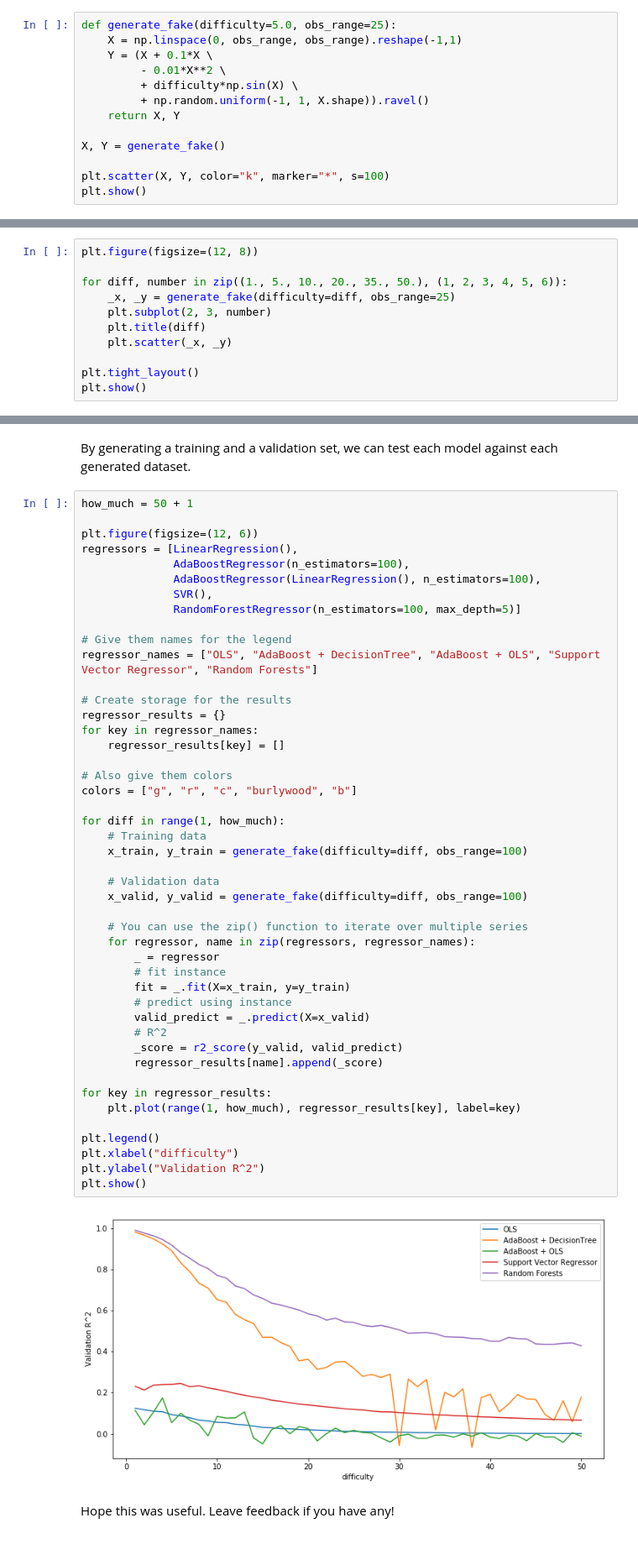
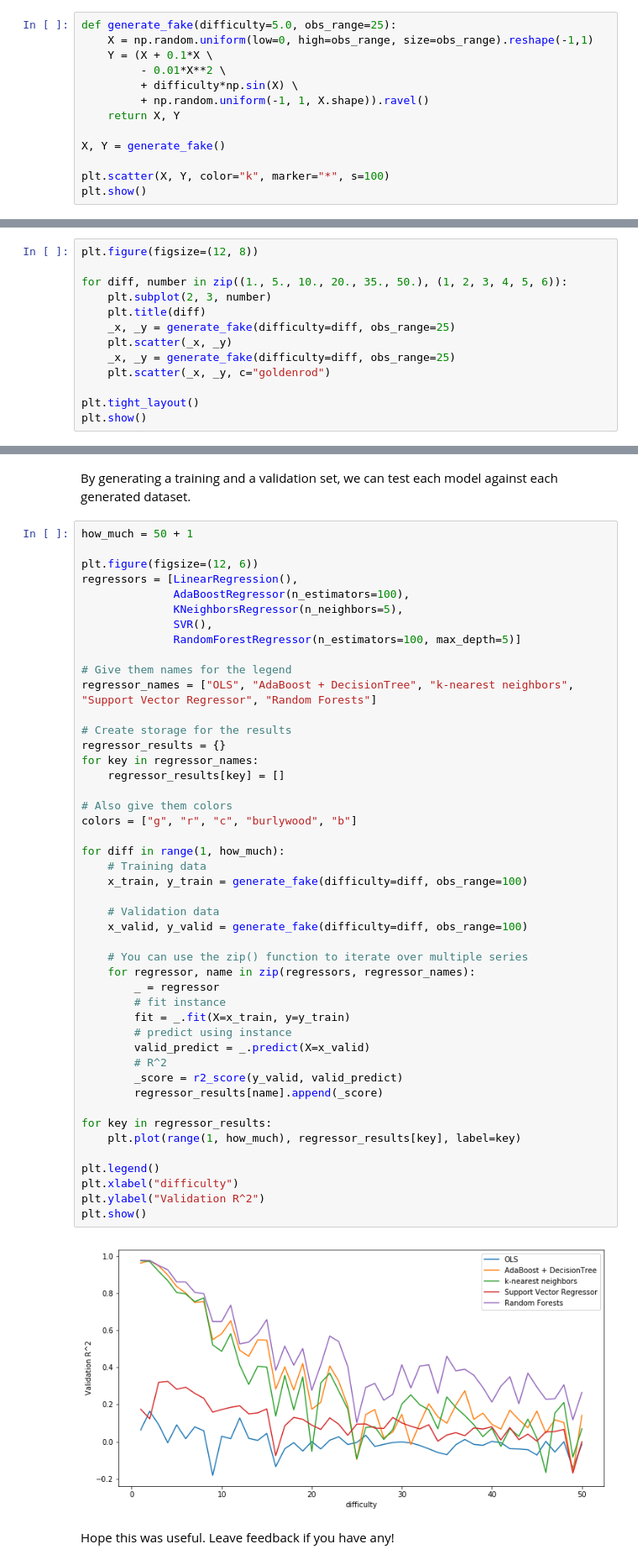
Before and after one commit to sjchiass/ml_guides, a Jupyter notebook: Statistical Learning/1_Regressions.ipynb, the cells around one changed output, grey strips where cells are left out. Shown at 84% size. Drawn from its saved outputs; the diff is of its cells as text.

```diff
--- a/Statistical Learning/1_Regressions.ipynb
+++ b/Statistical Learning/1_Regressions.ipynb
@@ -478,7 +482,7 @@ Scikit-learn is set up nicely to run many different at once and compare them. Yo
 I'll switch over to a fake dataset I was inspired to create thanks to [this guide](http://scikit-learn.org/stable/auto_examples/ensemble/plot_adaboost_regression.html). It's a non-linear regression problem that should be the nightmare of all OLSs.
 # %%
 def generate_fake(difficulty=5.0, obs_range=25):
-    X = np.linspace(0, obs_range, obs_range).reshape(-1,1)
+    X = np.random.uniform(low=0, high=obs_range, size=obs_range).reshape(-1,1)
     Y = (X + 0.1*X \
          - 0.01*X**2 \
          + difficulty*np.sin(X) \
@@ -569,10 +572,12 @@ How does this evolve as the data gets more and more non-linear? Here is how diff
 plt.figure(figsize=(12, 8))
 
 for diff, number in zip((1., 5., 10., 20., 35., 50.), (1, 2, 3, 4, 5, 6)):
-    _x, _y = generate_fake(difficulty=diff, obs_range=25)
     plt.subplot(2, 3, number)
     plt.title(diff)
+    _x, _y = generate_fake(difficulty=diff, obs_range=25)
     plt.scatter(_x, _y)
+    _x, _y = generate_fake(difficulty=diff, obs_range=25)
+    plt.scatter(_x, _y, c="goldenrod")
 
 plt.tight_layout()
 plt.show()
@@ -586,12 +591,12 @@ how_much = 50 + 1
 plt.figure(figsize=(12, 6))
 regressors = [LinearRegression(),
               AdaBoostRegressor(n_estimators=100),
-              AdaBoostRegressor(LinearRegression(), n_estimators=100),
+              KNeighborsRegressor(n_neighbors=5),
               SVR(),
               RandomForestRegressor(n_estimators=100, max_depth=5)]
 
 # Give them names for the legend
-regressor_names = ["OLS", "AdaBoost + DecisionTree", "AdaBoost + OLS", "Support Vector Regressor", "Random Forests"]
+regressor_names = ["OLS", "AdaBoost + DecisionTree", "k-nearest neighbors", "Support Vector Regressor", "Random Forests"]
 
 # Create storage for the results
 regressor_results = {}
@@ -600,33 +605,33 @@ for key in regressor_names:
 
 # Also give them colors
 colors = ["g", "r", "c", "burlywood", "b"]
 
 for diff in range(1, how_much):
     # Training data
     x_train, y_train = generate_fake(difficulty=diff, obs_range=100)
 
     # Validation data
     x_valid, y_valid = generate_fake(difficulty=diff, obs_range=100)
 
     # You can use the zip() function to iterate over multiple series
     for regressor, name in zip(regressors, regressor_names):
         _ = regressor
         # fit instance
         fit = _.fit(X=x_train, y=y_train)
         # predict using instance
         valid_predict = _.predict(X=x_valid)
         # R^2
         _score = r2_score(y_valid, valid_predict)
         regressor_results[name].append(_score)
 
 for key in regressor_results:
     plt.plot(range(1, how_much), regressor_results[key], label=key)
 
 plt.legend()
 plt.xlabel("difficulty")
 plt.ylabel("Validation R^2")
 plt.show()
 # %% [output]
-[figure, old version]
+[figure, new version]
 # %% [markdown]
 Hope this was useful. Leave feedback if you have any!
```
Also changed, not shown: parts of 6 cells of this notebook, 2 other files.
